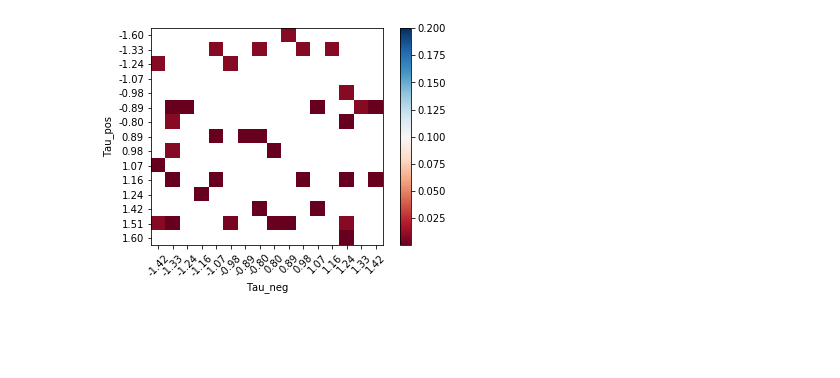
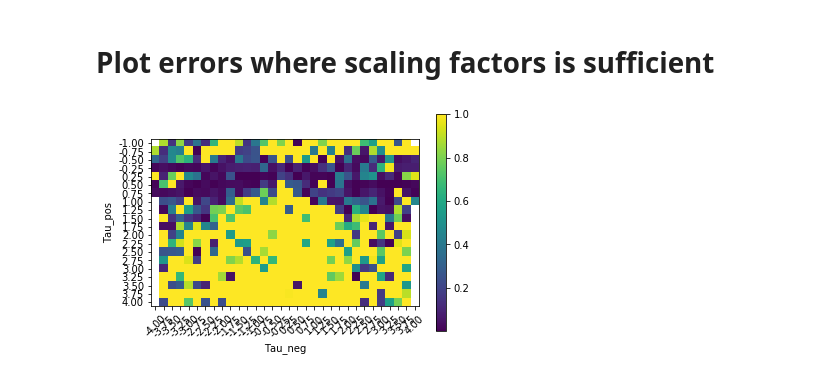
Before and after one commit to chingf/sr-project, a Jupyter notebook: notebooks/06-tau-grids.ipynb, the cells around one changed output. Saved outputs shown, nothing was run; the diff lists cells and outputs as text; code cells hidden in the pictures; blank space fills up the shorter version.

Commit message:
Re-organize notebooks for new figure layour

```diff
--- a/notebooks/06-tau-grids.ipynb
+++ b/notebooks/06-tau-grids.ipynb
@@ -96,14 +130,24 @@ for tau_neg_ax, tau_pos_ax, val in zip(
+# %% [markdown]
+# Plot errors where scaling factors is sufficient
+# %%
+Aneg_mat = np.zeros((xs.size, ys.size))*np.nan
+for tau_neg_ax, tau_pos_ax, A_neg in zip(
+    results['tau_neg_axes'], results['tau_pos_axes'], results['A_negs']
+    ):
+    x_idx = np.argwhere(xs == tau_neg_ax)[0,0]
+    y_idx = np.argwhere(ys == tau_pos_ax)[0,0]
+    Aneg_mat[x_idx][y_idx] = A_neg*10*np.exp(-1/abs(tau_neg_ax))
 # %%
 plt.figure()
-plt.imshow(mat, cmap="RdBu", vmax=0.2)
+plt.imshow(Aneg_mat, vmax=1)
 plt.yticks(np.arange(xs.size), [f'{x:.2f}' for x in xs])
 plt.xticks(
     np.arange(ys.size), [f'{y:.2f}' for y in ys],
     rotation=45
     )
 plt.xlabel('Tau_neg')
 plt.ylabel('Tau_pos')
 plt.colorbar()
 plt.show()
 # %% [output]
-[figure, old version]
+[figure, new version]
```
Also changed, not shown: parts of 4 cells of this notebook, 4 other files.
